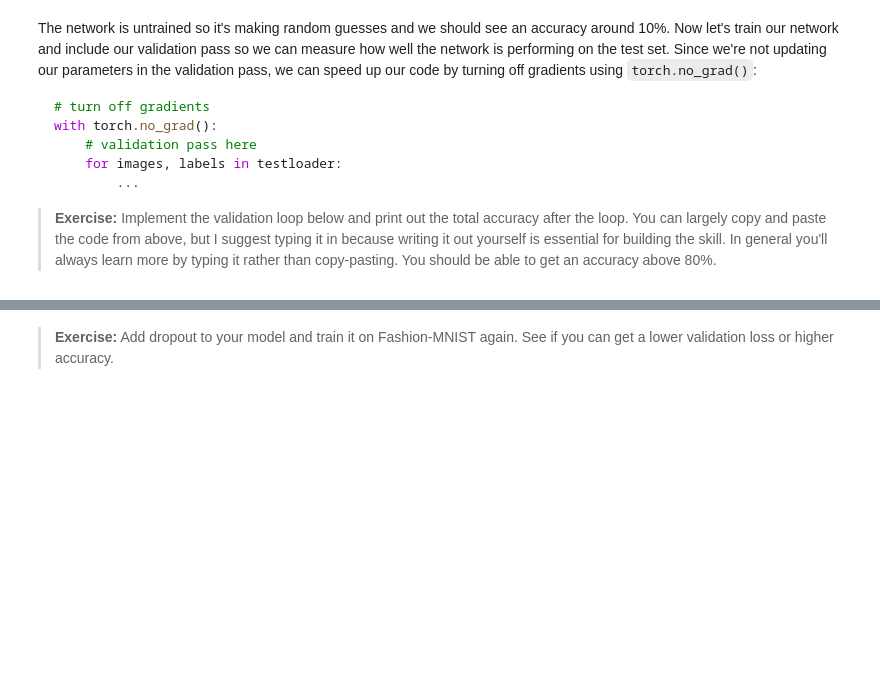
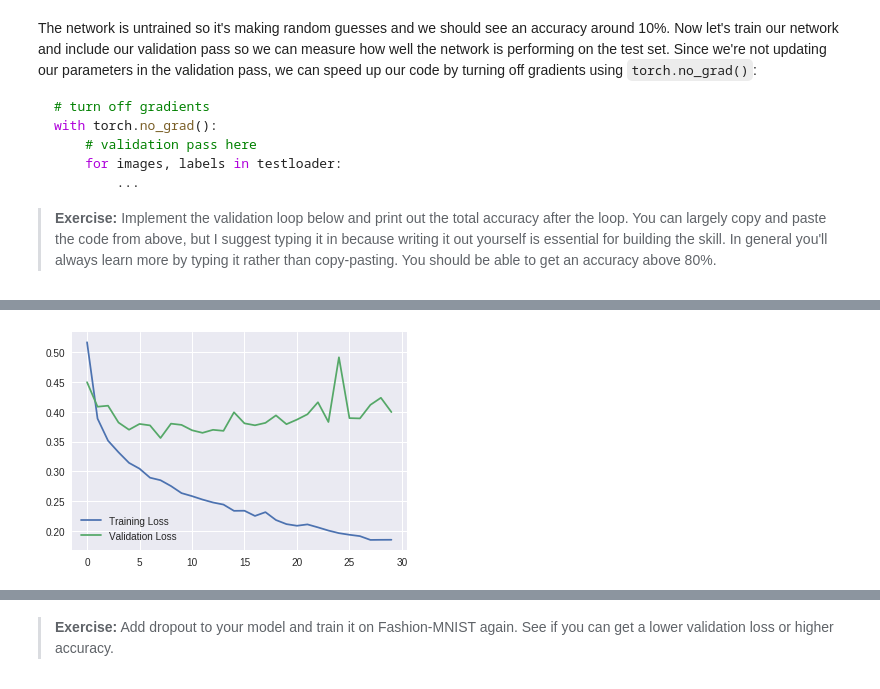
Before and after one commit to danielbruno301/pytorch-scholarship-challenge, a Jupyter notebook: lesson_4/Part 5 - Inference and Validation (Exercises).ipynb, the cells around one changed output, grey strips where cells are left out. Saved outputs shown, nothing was run; the diff lists cells and outputs as text; code cells hidden in the pictures; blank space fills up the shorter version.

```diff
--- a/lesson_4/Part 5 - Inference and Validation (Exercises).ipynb
+++ b/lesson_4/Part 5 - Inference and Validation (Exercises).ipynb
@@ -164,11 +164,12 @@ for epoch in range(epochs):
                 probs = torch.exp(log_probs)
                 top_k, top_class = probs.topk(1, dim=1)
                 equals = top_class == labels.view(*top_class.shape)
-                accuracy = torch.mean(equals.type(torch.FloatTensor))
+                accuracy += torch.mean(equals.type(torch.FloatTensor))
 
 
-
-        print(f'Epoch: {epoch}')
+        train_losses.append(running_loss/len(trainloader))
+        test_losses.append(test_loss/len(testloader))
+        print(f'Epoch: {epoch+1}')
         print(f'Training Loss: {running_loss/len(trainloader)}')
         print(f'Test Loss: {test_loss/len(testloader)}')
-        print(f'Accuracy: {accuracy/len(testloader)}%')
+        print(f'Test Accuracy: {accuracy/len(testloader)}%')
@@ -193,3 +176,14 @@ KeyboardInterrupt: ignored
+# %%
+%matplotlib inline
+
+import matplotlib.pyplot as plt
+plt.plot(train_losses, label='Training Loss')
+plt.plot(test_losses, label='Validation Loss')
+
+plt.legend()
+plt.show()
+# %% [output]
+[figure, added]
 # %% [markdown]
 ## Overfitting
 
```
Also changed, not shown: parts of 7 cells of this notebook.
